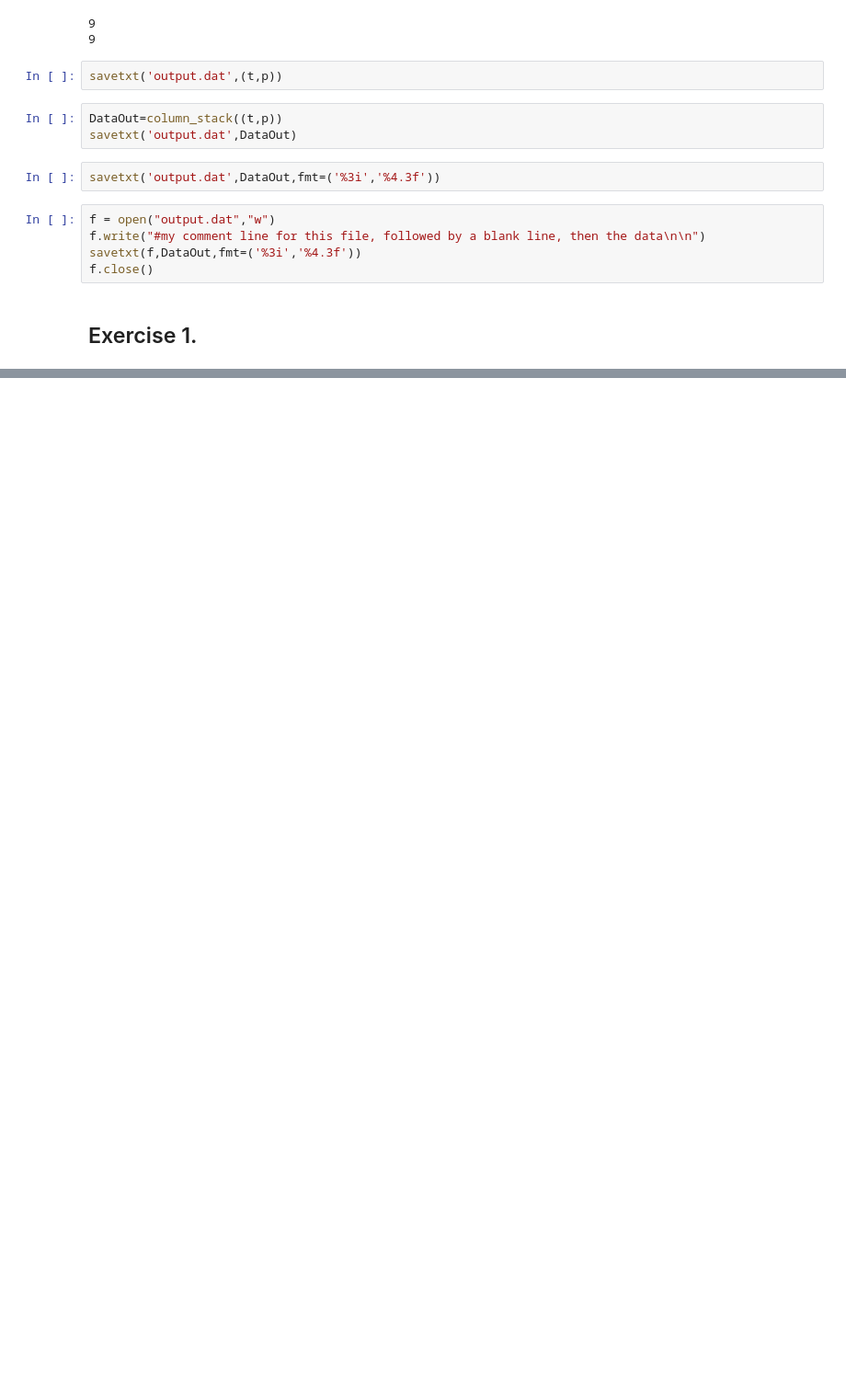
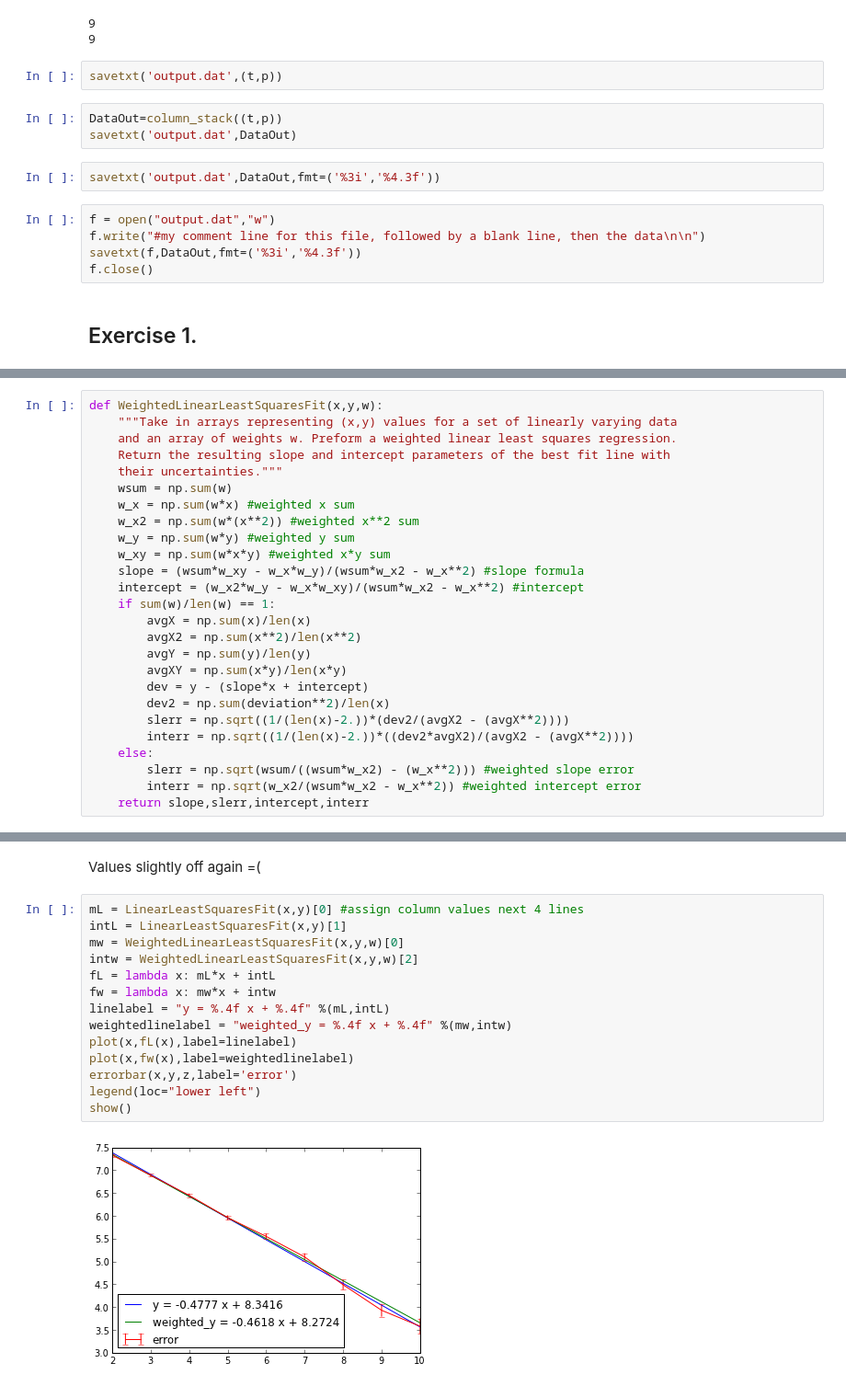
Before and after one commit to dnavaret/PHYS202-S13, a Jupyter notebook: Week9/Data InOut and Linear Regression.ipynb, the cells around one changed output, grey strips where cells are left out. Shown: that part at 92% size. Cells and saved outputs as stored; diff of their text form; blank space fills up the shorter version.

```diff
--- a/Week9/Data InOut and Linear Regression.ipynb
+++ b/Week9/Data InOut and Linear Regression.ipynb
@@ -79,0 +139,26 @@ Exercise 1.
+# %%
+def WeightedLinearLeastSquaresFit(x,y,w):
+    """Take in arrays representing (x,y) values for a set of linearly varying data
+    and an array of weights w. Preform a weighted linear least squares regression.
+    Return the resulting slope and intercept parameters of the best fit line with
+    their uncertainties."""
+    wsum = np.sum(w)
+    w_x = np.sum(w*x) #weighted x sum
+    w_x2 = np.sum(w*(x**2)) #weighted x**2 sum
+    w_y = np.sum(w*y) #weighted y sum
+    w_xy = np.sum(w*x*y) #weighted x*y sum
+    slope = (wsum*w_xy - w_x*w_y)/(wsum*w_x2 - w_x**2) #slope formula
+    intercept = (w_x2*w_y - w_x*w_xy)/(wsum*w_x2 - w_x**2) #intercept
+    if sum(w)/len(w) == 1:
+        avgX = np.sum(x)/len(x)
+        avgX2 = np.sum(x**2)/len(x**2)
+        avgY = np.sum(y)/len(y)
+        avgXY = np.sum(x*y)/len(x*y)
+        dev = y - (slope*x + intercept)
+        dev2 = np.sum(deviation**2)/len(x)
+        slerr = np.sqrt((1/(len(x)-2.))*(dev2/(avgX2 - (avgX**2))))
+        interr = np.sqrt((1/(len(x)-2.))*((dev2*avgX2)/(avgX2 - (avgX**2))))
+    else:
+        slerr = np.sqrt(wsum/((wsum*w_x2) - (w_x**2))) #weighted slope error
+        interr = np.sqrt(w_x2/(wsum*w_x2 - w_x**2)) #weighted intercept error
+    return slope,slerr,intercept,interr
@@ -79,0 +171,18 @@ Exercise 1.
+# %% [markdown]
+Values slightly off again =(
+# %%
+mL = LinearLeastSquaresFit(x,y)[0] #assign column values next 4 lines
+intL = LinearLeastSquaresFit(x,y)[1]
+mw = WeightedLinearLeastSquaresFit(x,y,w)[0]
+intw = WeightedLinearLeastSquaresFit(x,y,w)[2]
+fL = lambda x: mL*x + intL
+fw = lambda x: mw*x + intw
+linelabel = "y = %.4f x + %.4f" %(mL,intL)
+weightedlinelabel = "weighted_y = %.4f x + %.4f" %(mw,intw)
+plot(x,fL(x),label=linelabel)
+plot(x,fw(x),label=weightedlinelabel)
+errorbar(x,y,z,label='error')
+legend(loc="lower left")
+show()
+# %% [output]
+[figure, added]
```
Also changed, not shown: parts of 12 cells of this notebook, 1 other file.
